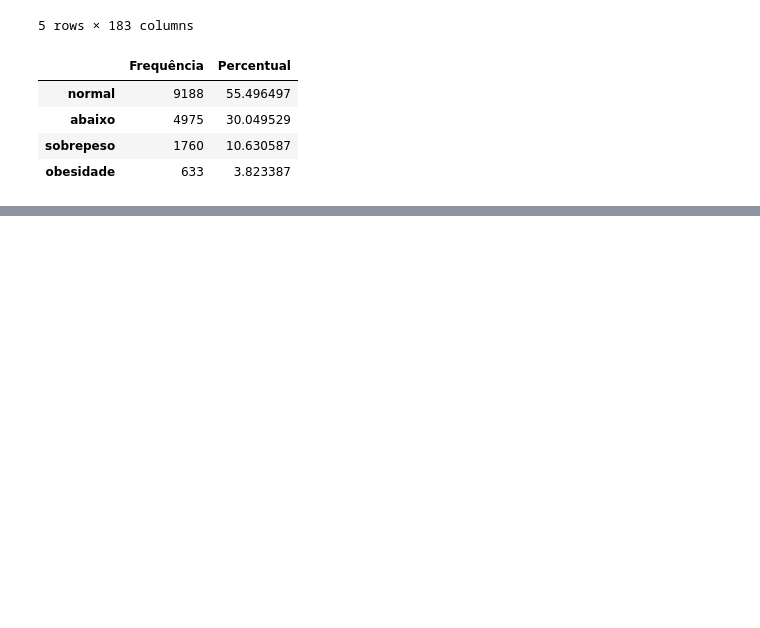
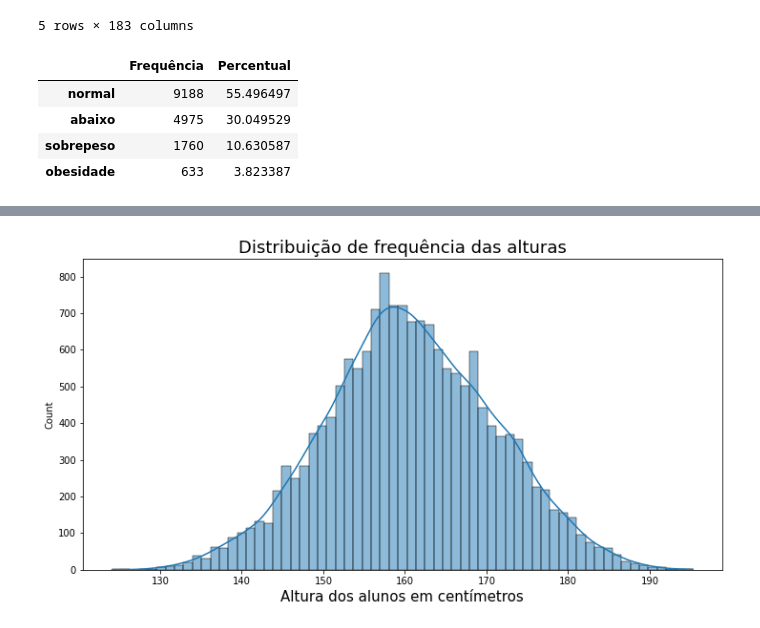
Before and after one commit to paulo-lins/analise_pense_2015, a Jupyter notebook: analise_pense_2015_amostra_2.ipynb, the cells around one changed output, grey strips where cells are left out. Cells and saved outputs as stored; diff of their text form; code cells hidden in the pictures; blank space fills up the shorter version.

```diff
--- a/analise_pense_2015_amostra_2.ipynb
+++ b/analise_pense_2015_amostra_2.ipynb
@@ -208,0 +207,11 @@ dist_freq_imc.plot(figsize=(10,10),
+# %%
+# Nos dados temos a variável de altura 'VB17004'
+# Podemos categorizar os valores, entre mínimo e máximo
+# da altura. Para fazer essa classificação utilizaremos a regra de Sturges
+
+import numpy as np
+tamanho_amostra = len(dados)
+
+k = int(1 + ((10/3) * np.log10(tamanho_amostra)))
+
+print(k)
@@ -208,0 +220,12 @@ dist_freq_imc.plot(figsize=(10,10),
+# %%
+# Semelhante à classe_IMC, criaremos a classe_altura e
+# passaremos o número calculado para os bins
+
+dados1['classe_altura'] = pd.cut(x = dados1['VB17004'],
+       bins = k,
+       include_lowest = True)
+
+frequencia = dados1['classe_altura'].value_counts()
+percentual = dados1['classe_altura'].value_counts(normalize = True) * 100
+dist_freq_altura = pd.DataFrame({'Frequência': frequencia, 'Percentual': percentual})
+dist_freq_altura
@@ -208,0 +305,12 @@ dist_freq_imc.plot(figsize=(10,10),
+# %%
+import seaborn as sns
+# vamos plotar um histograma das alturas
+
+ax = sns.histplot(data = dados1, x = 'VB17004', kde = True) #o parâmetro kde utiliza uma curva para modelar o histograma
+
+ax.figure.set_size_inches(12, 6)
+ax.set_title('Distribuição de frequência das alturas', size = 18)
+ax.set_xlabel('Altura dos alunos em centímetros', size = 15)
+ax;
+# %% [output]
+[figure, added]
```
Also changed, not shown: parts of 13 cells of this notebook.
